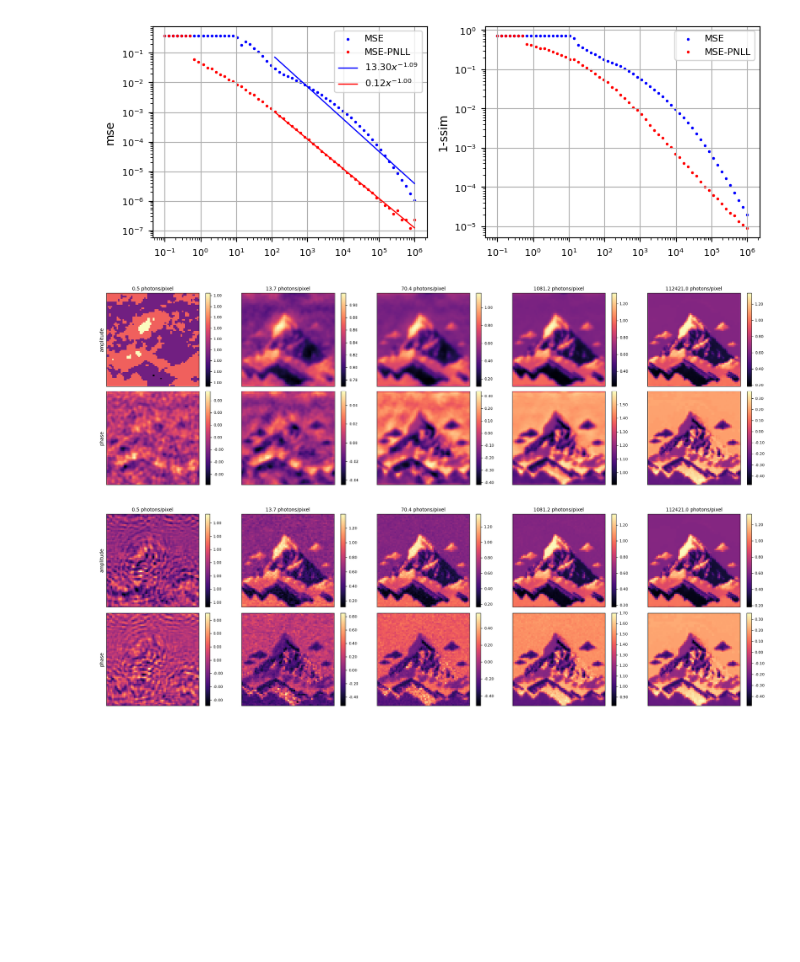
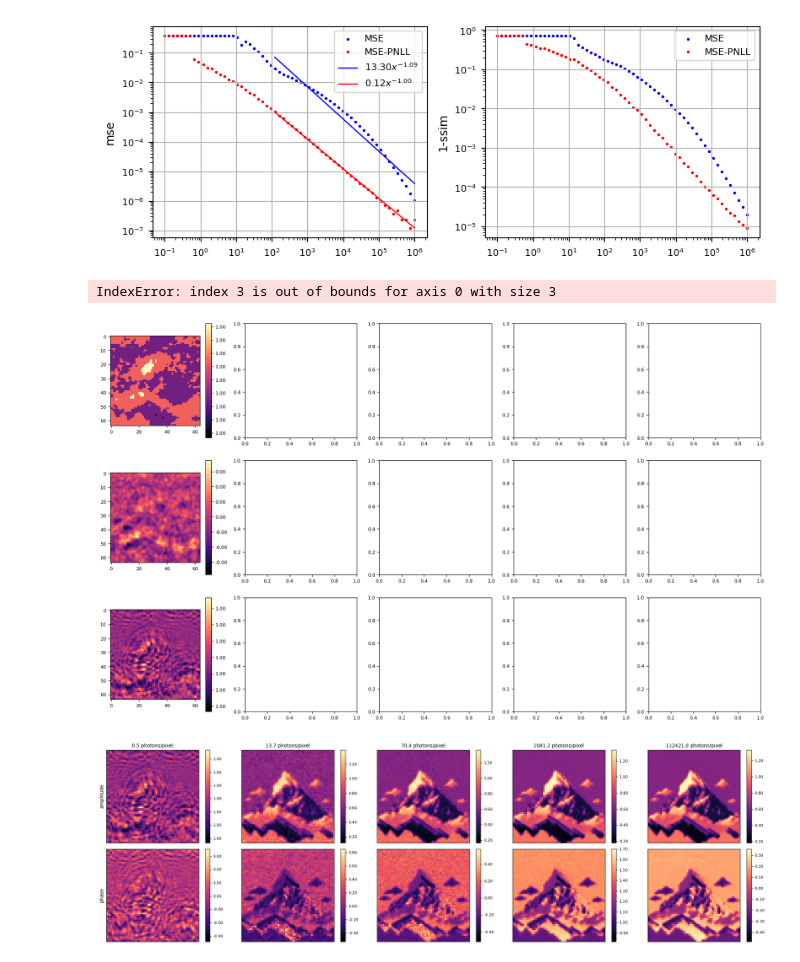
Before and after one commit to raphassaraf/Signal-and-noise-in-ptychographic-imaging, a Jupyter notebook: analysis_final.ipynb, the cells around one changed output. Drawn from its saved outputs; the diff is of its cells as text; code cells hidden in the pictures; blank space fills up the shorter version.

Commit message:
changed reconstruction images plot layout

```diff
--- a/analysis_final.ipynb
+++ b/analysis_final.ipynb
@@ -190,25 +174,35 @@ f.tight_layout()
 # %%
 ### MSE reconstruction images ###
 flu_idx = [6, 18, 24, 34, 51]
 
-fig, ax = plt.subplots(2, 5, figsize=(20, 6))
+fig, ax = plt.subplots(3, 5, figsize=(20, 12))
 for i, flu in enumerate(flu_idx):
+
     im_abs = ax[0, i].imshow(t.abs(rec_dict['object_mse'][fluences[flu]]), cmap='magma')
     fig.colorbar(im_abs, ax=ax[0, i], orientation='vertical', format=tkr.FormatStrFormatter('%.2f'))
+
     im_phase = ax[1, i].imshow(t.angle(rec_dict['object_mse'][fluences[flu]]), cmap='magma')
     fig.colorbar(im_phase, ax=ax[1, i], orientation='vertical', format=tkr.FormatStrFormatter('%.2f'))
+
+    im_abs = ax[2, i].imshow(t.abs(rec_dict['object_mse_nll'][fluences[flu]]), cmap='magma')
+    fig.colorbar(im_abs, ax=ax[2, i], orientation='vertical', format=tkr.FormatStrFormatter('%.2f'))
+
+    im_phase = ax[3, i].imshow(t.angle(rec_dict['object_mse_nll'][fluences[flu]]), cmap='magma')
+    fig.colorbar(im_phase, ax=ax[3, i], orientation='vertical', format=tkr.FormatStrFormatter('%.2f'))
+
     ax[0, i].set_title(f'{fluences[flu]:.1f} photons/pixel')
 
 for a in ax.flatten():
     a.set_xticks([])
     a.set_yticks([])
 ax[0, 0].set_ylabel('amplitude')
 ax[1, 0].set_ylabel('phase')
 fig.tight_layout()
 
-fig.savefig('figures_new/rec_imgs_mse.png', bbox_inches='tight')
+# fig.savefig('figures_new/rec_imgs_mse.png', bbox_inches='tight')
 # %% [output]
+IndexError: index 3 is out of bounds for axis 0 with size 3
-[figure, old version]
+[figure, new version]
 # %%
 ### MSE-PNLL reconstruction images ###
 
```
Also changed, not shown: parts of 3 cells of this notebook, 4 other files.
